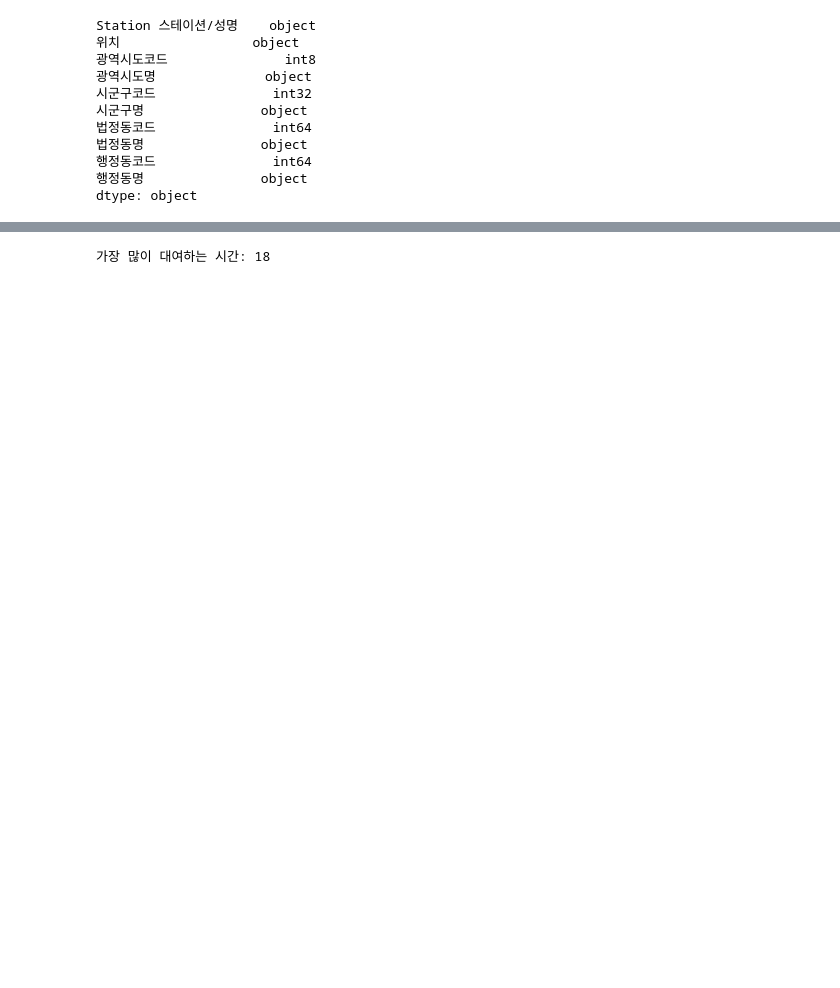
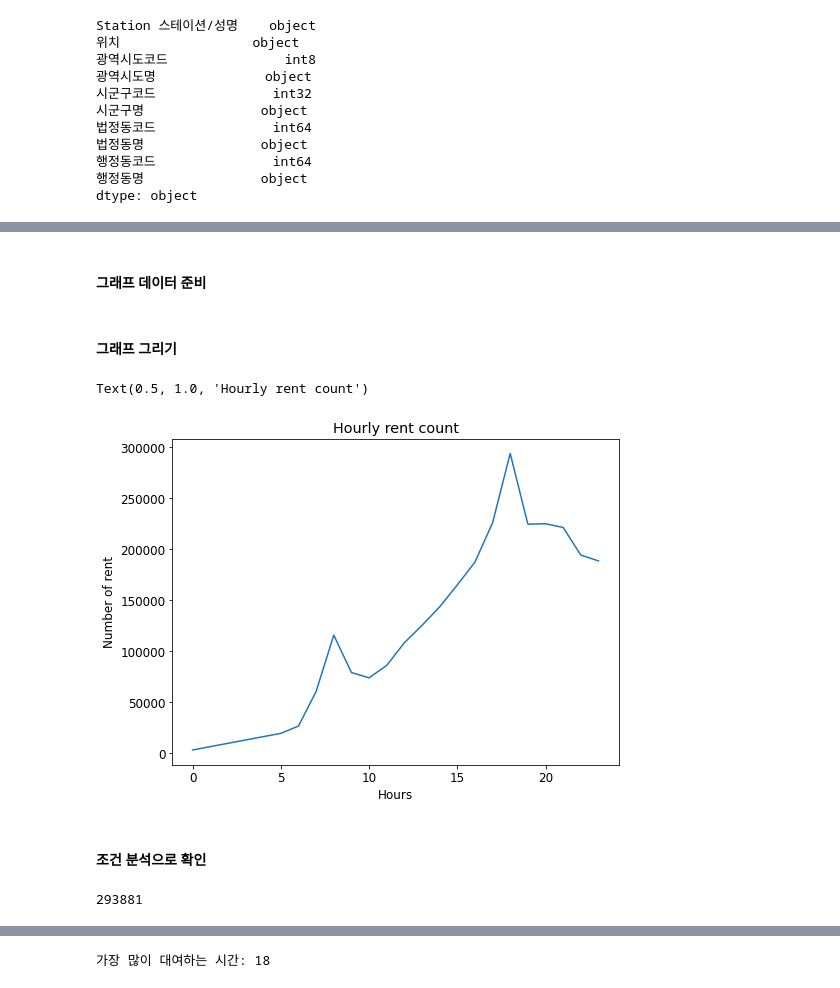
Before and after one commit to munhyunsu/Hobby, a Jupyter notebook: Lectures/2022-DataAnalysis-ChungnamScienceHighSchool/Case7.ipynb, the cells around one changed output, grey strips where cells are left out. Cells and saved outputs as stored; diff of their text form; code cells hidden in the pictures; blank space fills up the shorter version.

```diff
--- a/Lectures/2022-DataAnalysis-ChungnamScienceHighSchool/Case7.ipynb
+++ b/Lectures/2022-DataAnalysis-ChungnamScienceHighSchool/Case7.ipynb
@@ -108,0 +143,24 @@ ax.plot(hourly_df_rent.count())
+# %% [markdown]
+#### 그래프 데이터 준비
+# %%
+x = hourly_df_rent.count().index
+y = hourly_df_rent.count()
+# %% [markdown]
+#### 그래프 그리기
+# %%
+fig = plt.figure(figsize=(8, 6))
+ax = fig.add_subplot()
+ax.plot(x, y)
+ax.tick_params(axis='both', labelsize='large')
+ax.set_xlabel('Hours', fontsize='large')
+ax.set_ylabel('Number of rent', fontsize='large')
+ax.set_title('Hourly rent count', fontsize='x-large')
+# %% [output]
+Text(0.5, 1.0, 'Hourly rent count')
+[figure, added]
+# %% [markdown]
+#### 조건 분석으로 확인
+# %%
+max(hourly_df_rent.count())
+# %% [output]
+293881
```
Also changed, not shown: parts of 76 cells of this notebook.
